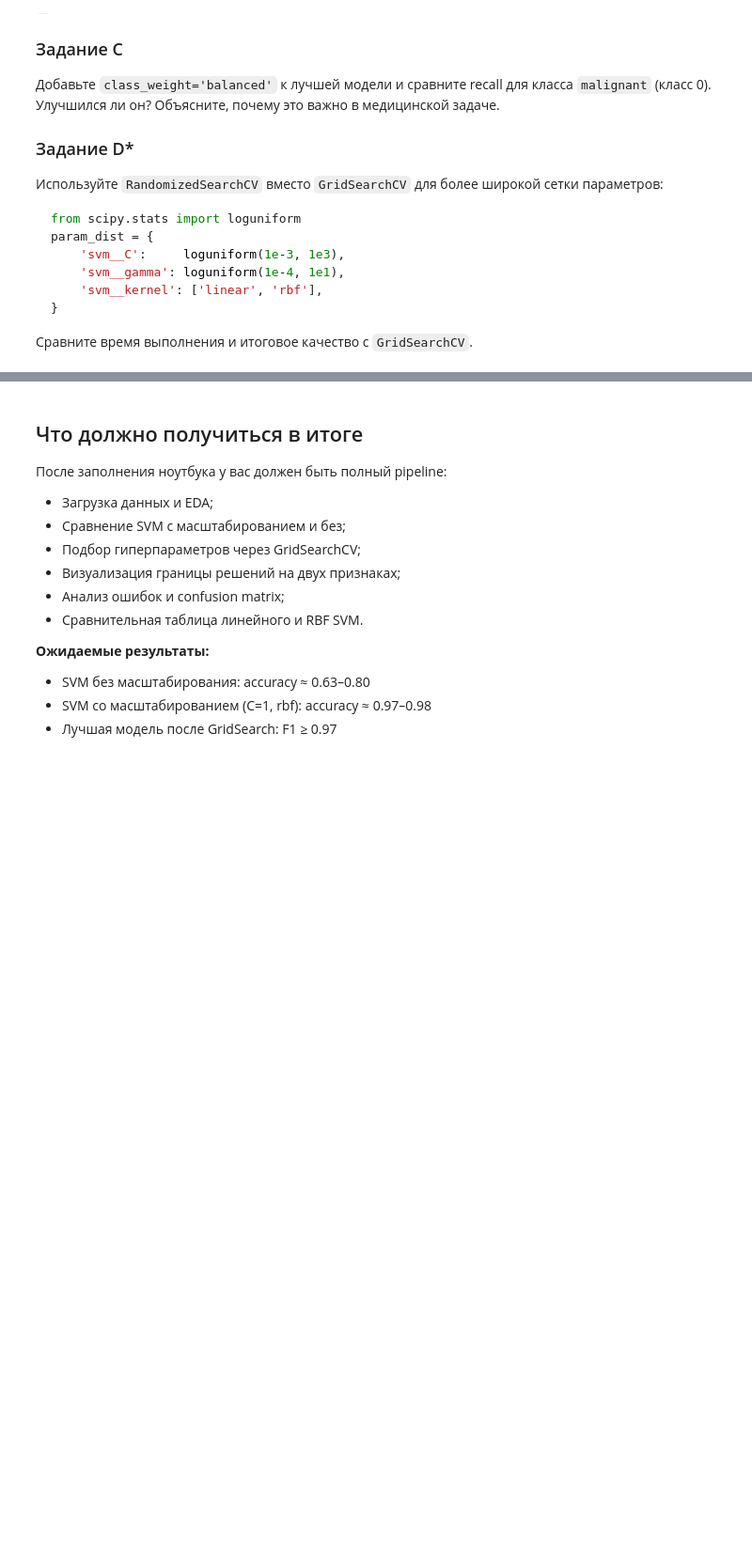
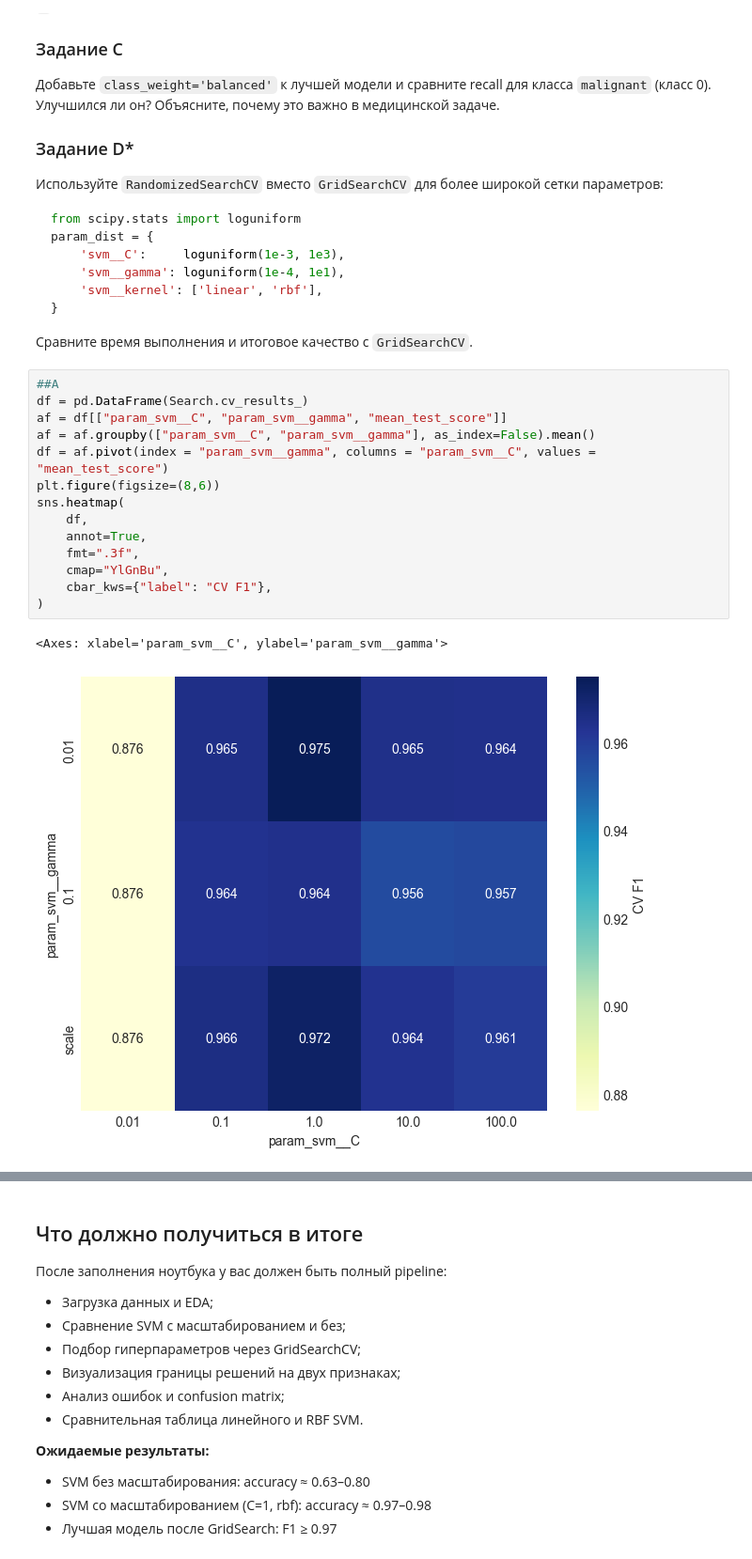
Before and after one commit to DEdVGarage/ml-course-hw, a Jupyter notebook: hw07_SVM/svm_practice_student.ipynb, the cells around one changed output, grey strips where cells are left out. Shown at 94% size. Saved outputs shown, nothing was run; the diff lists cells and outputs as text; blank space fills up the shorter version.

````diff
--- a/hw07_SVM/svm_practice_student.ipynb
+++ b/hw07_SVM/svm_practice_student.ipynb
@@ -451,3 +495,20 @@ param_dist = {
 }
 ```
 Сравните время выполнения и итоговое качество с `GridSearchCV`.
+# %%
+##A
+df = pd.DataFrame(Search.cv_results_)
+af = df[["param_svm__C", "param_svm__gamma", "mean_test_score"]]
+af = af.groupby(["param_svm__C", "param_svm__gamma"], as_index=False).mean()
+df = af.pivot(index = "param_svm__gamma", columns = "param_svm__C", values = "mean_test_score")
+plt.figure(figsize=(8,6))
+sns.heatmap(
+    df,
+    annot=True,
+    fmt=".3f",
+    cmap="YlGnBu",
+    cbar_kws={"label": "CV F1"},
+)
+# %% [output]
+<Axes: xlabel='param_svm__C', ylabel='param_svm__gamma'>
+[figure, added]
````
Also changed, not shown: parts of 11 cells of this notebook, 1 other file.
